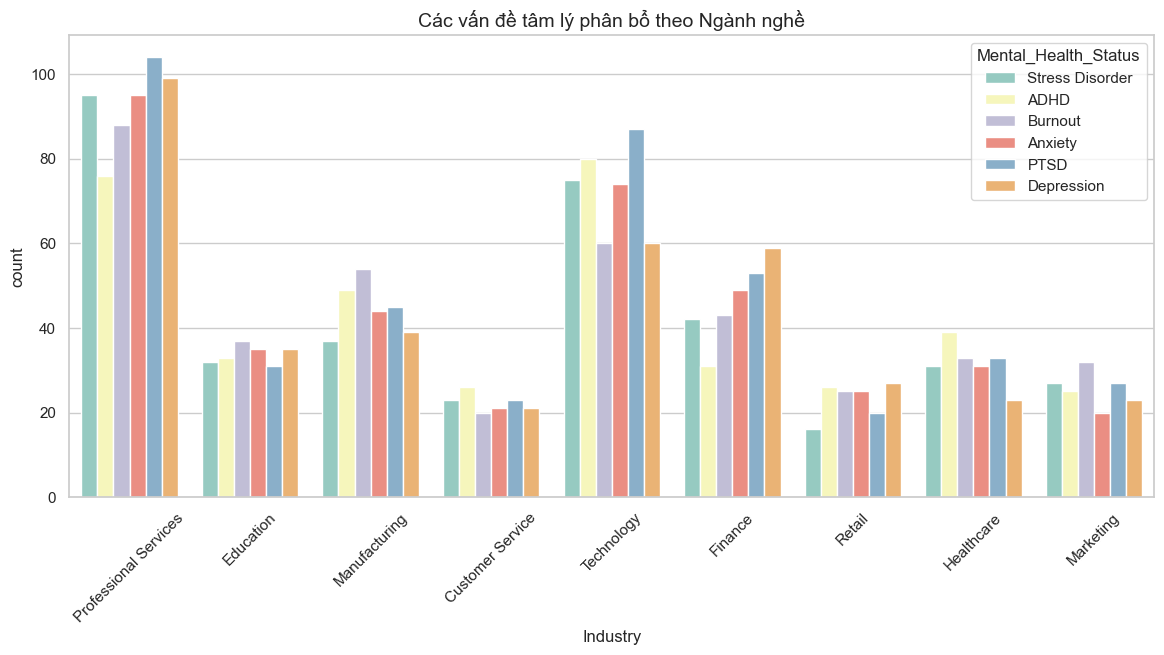
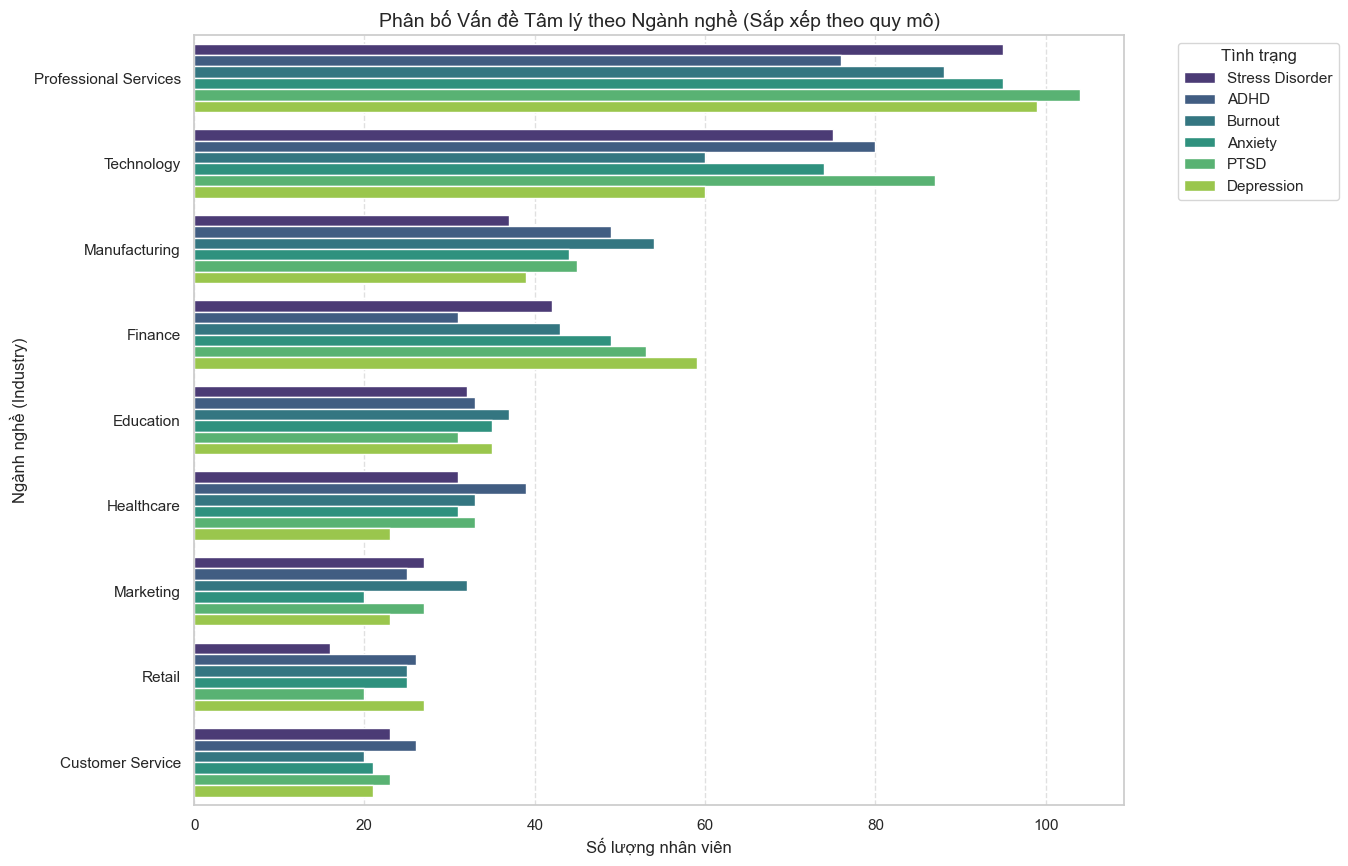
The change to this notebook cell's code, shown as a diff; its figure went from the first image to the second:
--- before
+++ after
@@ -8,7 +8,15 @@
 
 # Phân tích thêm theo ngành nghề
-plt.figure(figsize=(14, 6))
-sns.countplot(data=df, x='Industry', hue='Mental_Health_Status', palette='Set3')
-plt.title('Các vấn đề tâm lý phân bổ theo Ngành nghề', fontsize=14)
-plt.xticks(rotation=45)
+plt.figure(figsize=(12, 10))
+# Chuyển sang biểu đồ ngang để tránh chồng chéo tên ngành nghề
+sns.countplot(
+    data=df, y='Industry', hue='Mental_Health_Status', 
+    palette='viridis', order=df['Industry'].value_counts().index
+)
+
+plt.title('Phân bố Vấn đề Tâm lý theo Ngành nghề (Sắp xếp theo quy mô)', fontsize=14)
+plt.xlabel('Số lượng nhân viên')
+plt.ylabel('Ngành nghề (Industry)')
+plt.legend(title='Tình trạng', bbox_to_anchor=(1.05, 1), loc='upper left')
+plt.grid(axis='x', linestyle='--', alpha=0.6)
 plt.show()

Commit: fix commnet